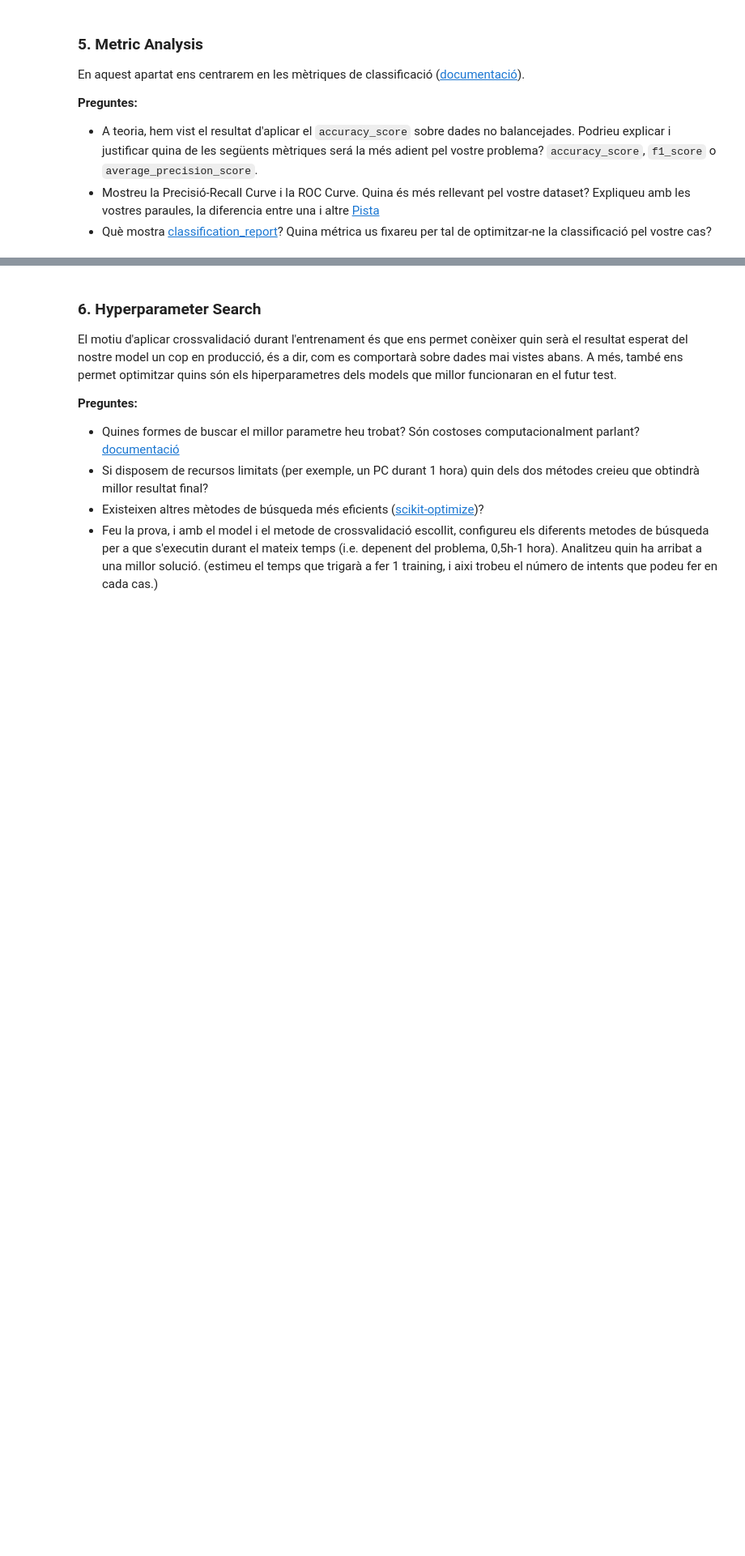
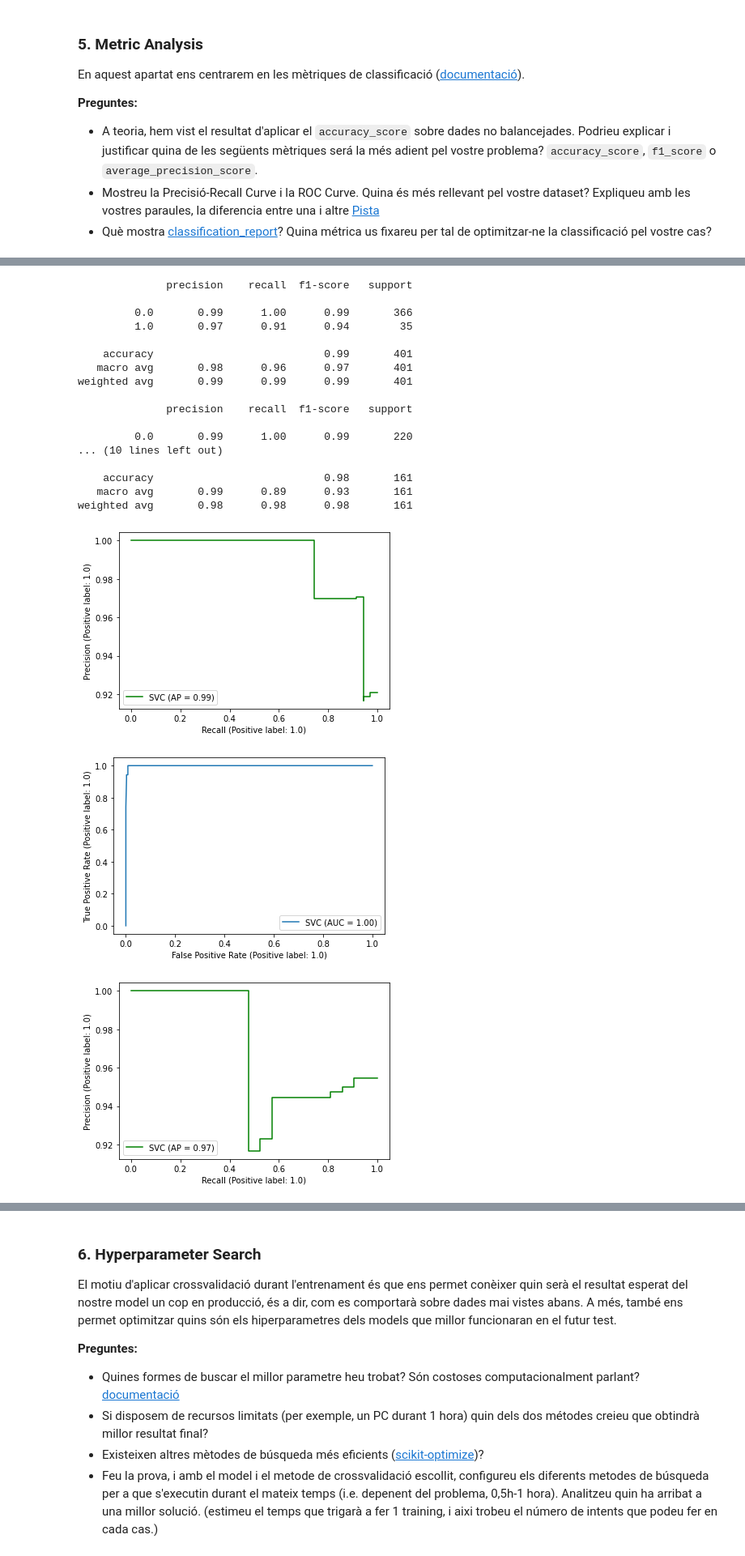
Before and after one commit to guillermoraya/Practica-2-APC, a Jupyter notebook: Practica2-Classificacio2022MATCAD.ipynb, the cells around one changed output, grey strips where cells are left out. Shown at 81% size. Cells and saved outputs as stored; diff of their text form; code cells hidden in the pictures; blank space fills up the shorter version.

```diff
--- a/Practica2-Classificacio2022MATCAD.ipynb
+++ b/Practica2-Classificacio2022MATCAD.ipynb
@@ -775,0 +1175,32 @@ En aquest apartat ens centrarem en les mètriques de classificació ([documentac
+# %%
+for part in particions:
+    x_t, x_v, y_t, y_v = train_test_split(X_scaled, y, train_size=part, stratify=y)
+    #SVC rbf
+    svc = svm.SVC(C=C_SVM_rbf, kernel='rbf', gamma=0.9, probability=True)
+
+    # l'entrenem
+    svc.fit(x_t, y_t)
+    print(metrics.classification_report(y_v, svc.predict(x_v)))
+    metrics.plot_precision_recall_curve(svc,x_v,y_v, color='green')
+    metrics.plot_roc_curve(svc,x_v,y_v)
+# %% [output]
+              precision    recall  f1-score   support
+
+         0.0       0.99      1.00      0.99       366
+         1.0       0.97      0.91      0.94        35
+
+    accuracy                           0.99       401
+   macro avg       0.98      0.96      0.97       401
+weighted avg       0.99      0.99      0.99       401
+
+              precision    recall  f1-score   support
+
+         0.0       0.99      1.00      0.99       220
+... (10 lines left out)
+
+    accuracy                           0.98       161
+   macro avg       0.99      0.89      0.93       161
+weighted avg       0.98      0.98      0.98       161
+[figure, added]
+[figure, added]
+[figure, added]
```
Also changed, not shown: parts of 40 cells of this notebook.
